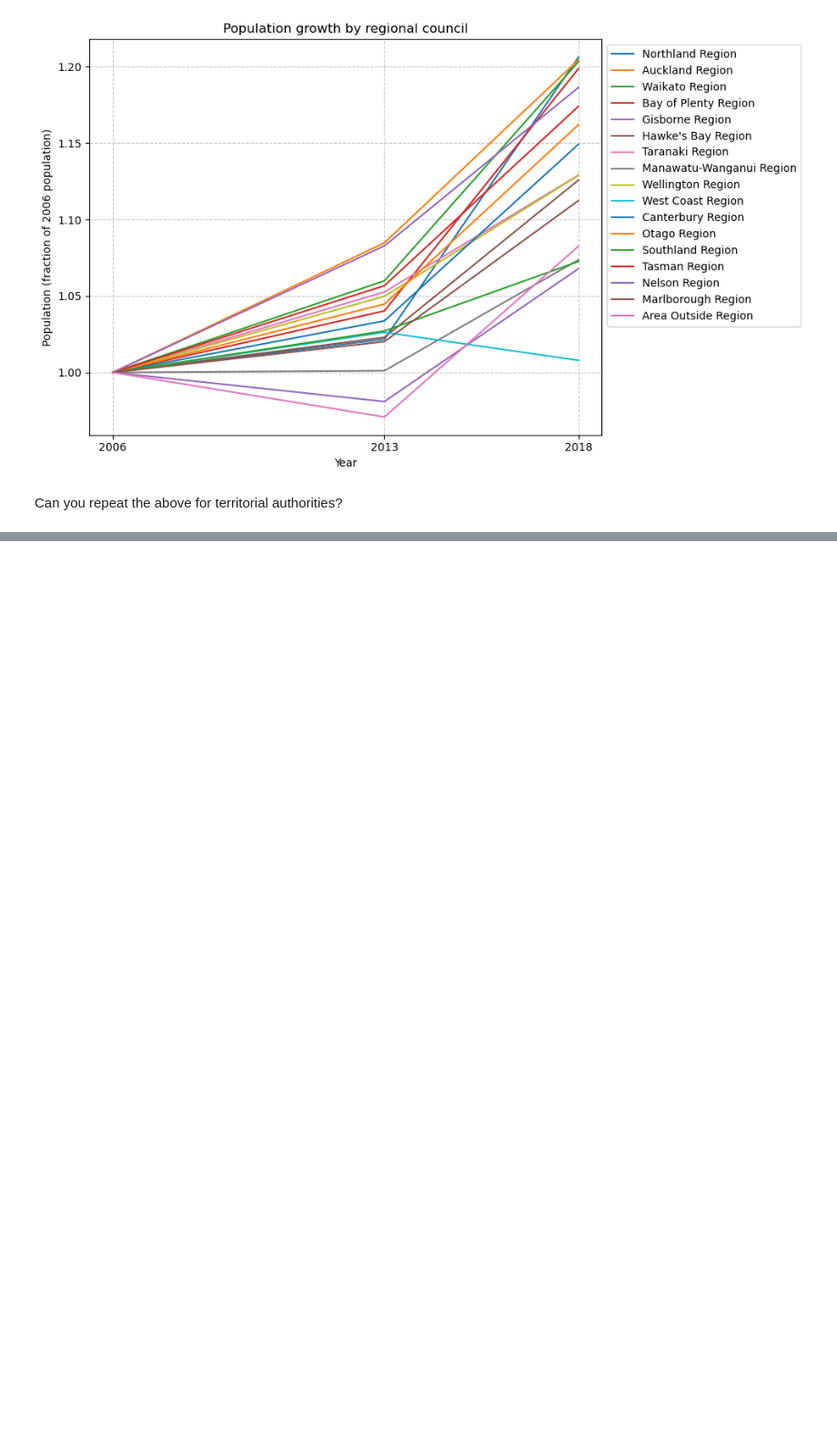
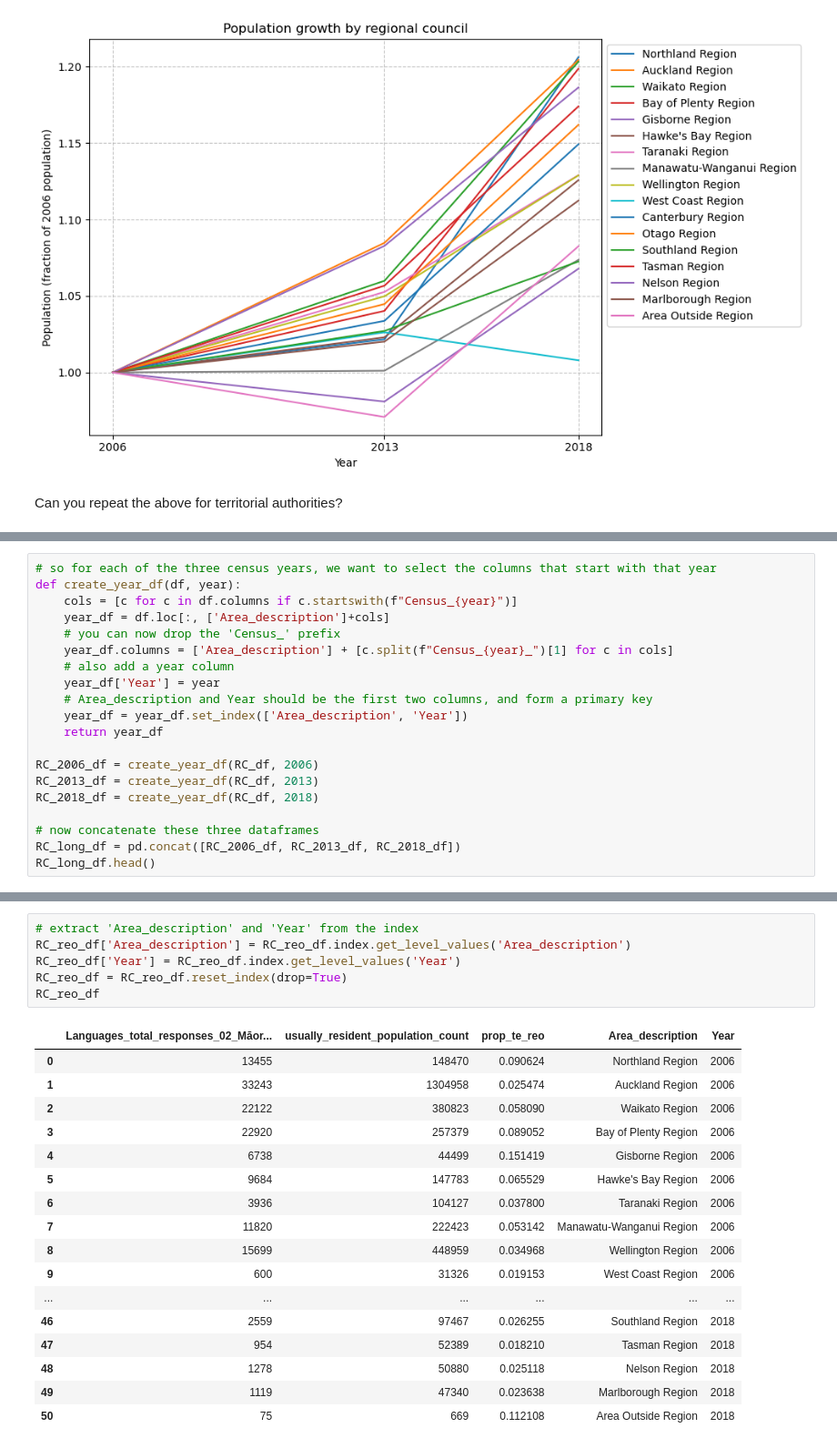
Before and after one commit to hlm628/hackanoho-2025, a Jupyter notebook: hackanoho-2025.ipynb, the cells around one changed output, grey strips where cells are left out. Shown at 91% size. Saved outputs shown, nothing was run; the diff lists cells and outputs as text; blank space fills up the shorter version.

```diff
--- a/hackanoho-2025.ipynb
+++ b/hackanoho-2025.ipynb
@@ -470,0 +481,20 @@ Can you repeat the above for territorial authorities?
+# %%
+# so for each of the three census years, we want to select the columns that start with that year
+def create_year_df(df, year):
+    cols = [c for c in df.columns if c.startswith(f"Census_{year}")]
+    year_df = df.loc[:, ['Area_description']+cols]
+    # you can now drop the 'Census_' prefix
+    year_df.columns = ['Area_description'] + [c.split(f"Census_{year}_")[1] for c in cols]
+    # also add a year column
+    year_df['Year'] = year
+    # Area_description and Year should be the first two columns, and form a primary key
+    year_df = year_df.set_index(['Area_description', 'Year'])
+    return year_df
+
+RC_2006_df = create_year_df(RC_df, 2006)
+RC_2013_df = create_year_df(RC_df, 2013)
+RC_2018_df = create_year_df(RC_df, 2018)
+
+# now concatenate these three dataframes
+RC_long_df = pd.concat([RC_2006_df, RC_2013_df, RC_2018_df])
+RC_long_df.head()
@@ -470,0 +535,24 @@ Can you repeat the above for territorial authorities?
+# %%
+# extract 'Area_description' and 'Year' from the index
+RC_reo_df['Area_description'] = RC_reo_df.index.get_level_values('Area_description')
+RC_reo_df['Year'] = RC_reo_df.index.get_level_values('Year')
+RC_reo_df = RC_reo_df.reset_index(drop=True)
+RC_reo_df
+# %% [output]
+|  | Languages_total_responses_02_Māor... | usually_resident_population_count | prop_te_reo | Area_description | Year |
+| 0 | 13455 | 148470 | 0.090624 | Northland Region | 2006 |
+| 1 | 33243 | 1304958 | 0.025474 | Auckland Region | 2006 |
+| 2 | 22122 | 380823 | 0.058090 | Waikato Region | 2006 |
+| 3 | 22920 | 257379 | 0.089052 | Bay of Plenty Region | 2006 |
+| 4 | 6738 | 44499 | 0.151419 | Gisborne Region | 2006 |
+| 5 | 9684 | 147783 | 0.065529 | Hawke's Bay Region | 2006 |
+| 6 | 3936 | 104127 | 0.037800 | Taranaki Region | 2006 |
+| 7 | 11820 | 222423 | 0.053142 | Manawatu-Wanganui Region | 2006 |
+| 8 | 15699 | 448959 | 0.034968 | Wellington Region | 2006 |
+| 9 | 600 | 31326 | 0.019153 | West Coast Region | 2006 |
+| ... | ... | ... | ... | ... | ... |
+| 46 | 2559 | 97467 | 0.026255 | Southland Region | 2018 |
+| 47 | 954 | 52389 | 0.018210 | Tasman Region | 2018 |
+| 48 | 1278 | 50880 | 0.025118 | Nelson Region | 2018 |
+| 49 | 1119 | 47340 | 0.023638 | Marlborough Region | 2018 |
+| 50 | 75 | 669 | 0.112108 | Area Outside Region | 2018 |
```
Also changed, not shown: parts of 8 cells of this notebook.
